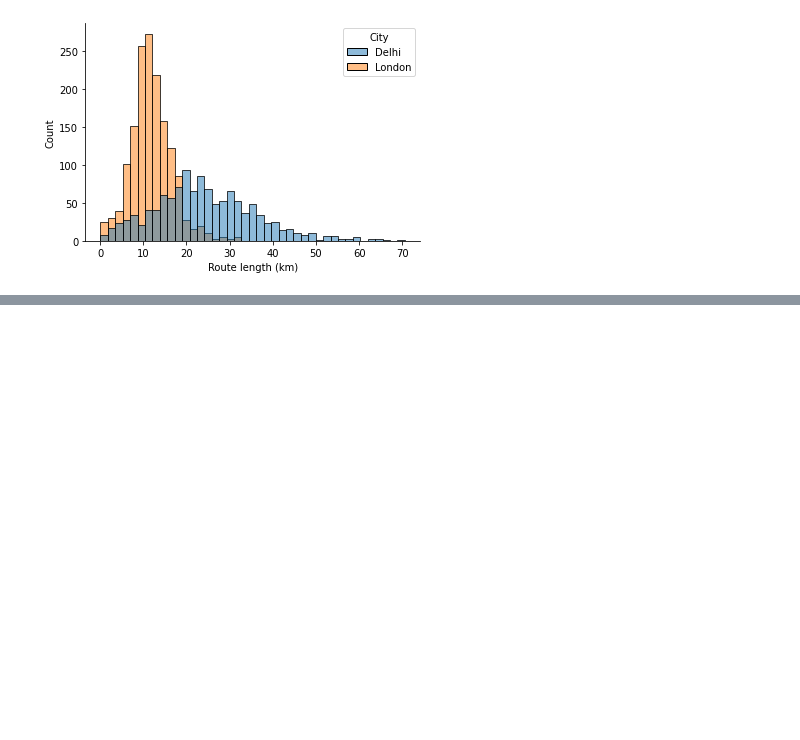
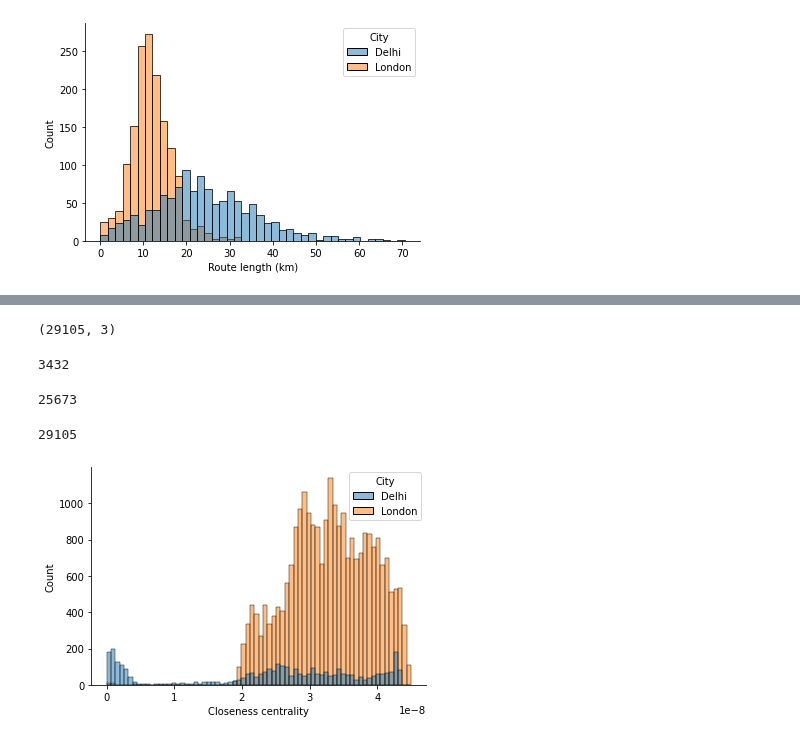
Before and after one commit to akazukin5151/comparative-accessibility, a Jupyter notebook: histograms.ipynb, the cells around one changed output, grey strips where cells are left out. Cells and saved outputs as stored; diff of their text form; code cells hidden in the pictures; blank space fills up the shorter version.

Commit message:
Merge histograms for centrality

```diff
--- a/histograms.ipynb
+++ b/histograms.ipynb
@@ -106,0 +119,5 @@ plt.savefig('figures/rlengths.png')
+# %%
+l_c['City'] = 'London'
+# %%
+cc = pd.merge(d_c[['City', 'closeness_global']], l_c[['City', 'closeness_global']], on='City', how='outer')
+cc
@@ -106,0 +138,29 @@ plt.savefig('figures/rlengths.png')
+# %%
+cc.shape
+# %% [output]
+(29105, 3)
+# %%
+d_c.shape[0]
+# %% [output]
+3432
+# %%
+l_c.shape[0]
+# %% [output]
+25673
+# %%
+d_c.shape[0] + l_c.shape[0]
+# %% [output]
+29105
+# %%
+cols = ['closeness_global_x', 'closeness_global_y']
+cc = cc.assign(value=cc[cols].sum(1)).drop(labels=cols, axis=1)
+# %%
+cc['value'] = cc.value / 1000
+# %%
+_, ax = plt.subplots()
+sns.histplot(data=cc, ax=ax, x='value', hue='City')
+sns.despine()
+plt.xlabel('Closeness centrality')
+plt.savefig('figures/cc.png')
+# %% [output]
+[figure, added]
```
Also changed, not shown: parts of 7 cells of this notebook, 5 other files.
